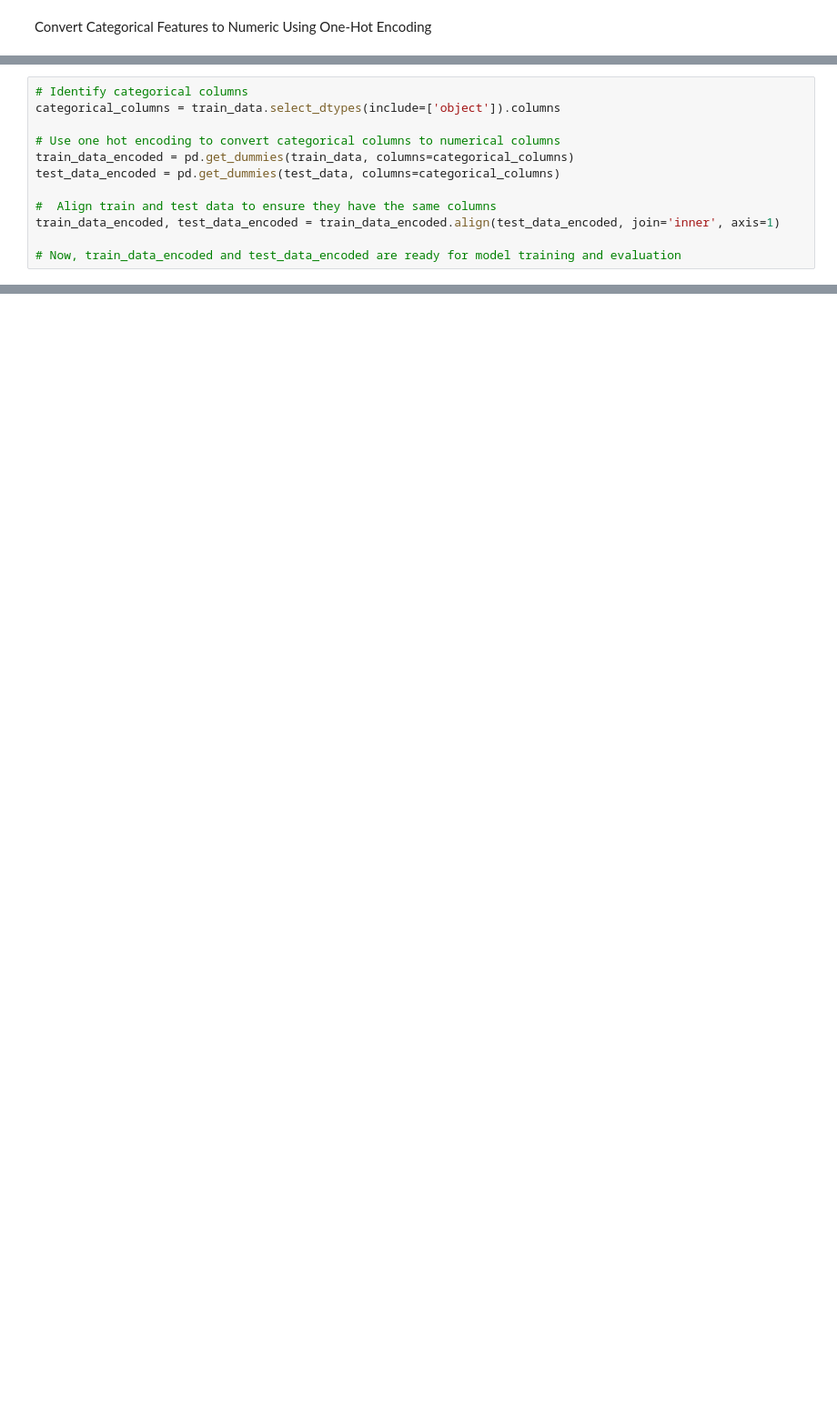
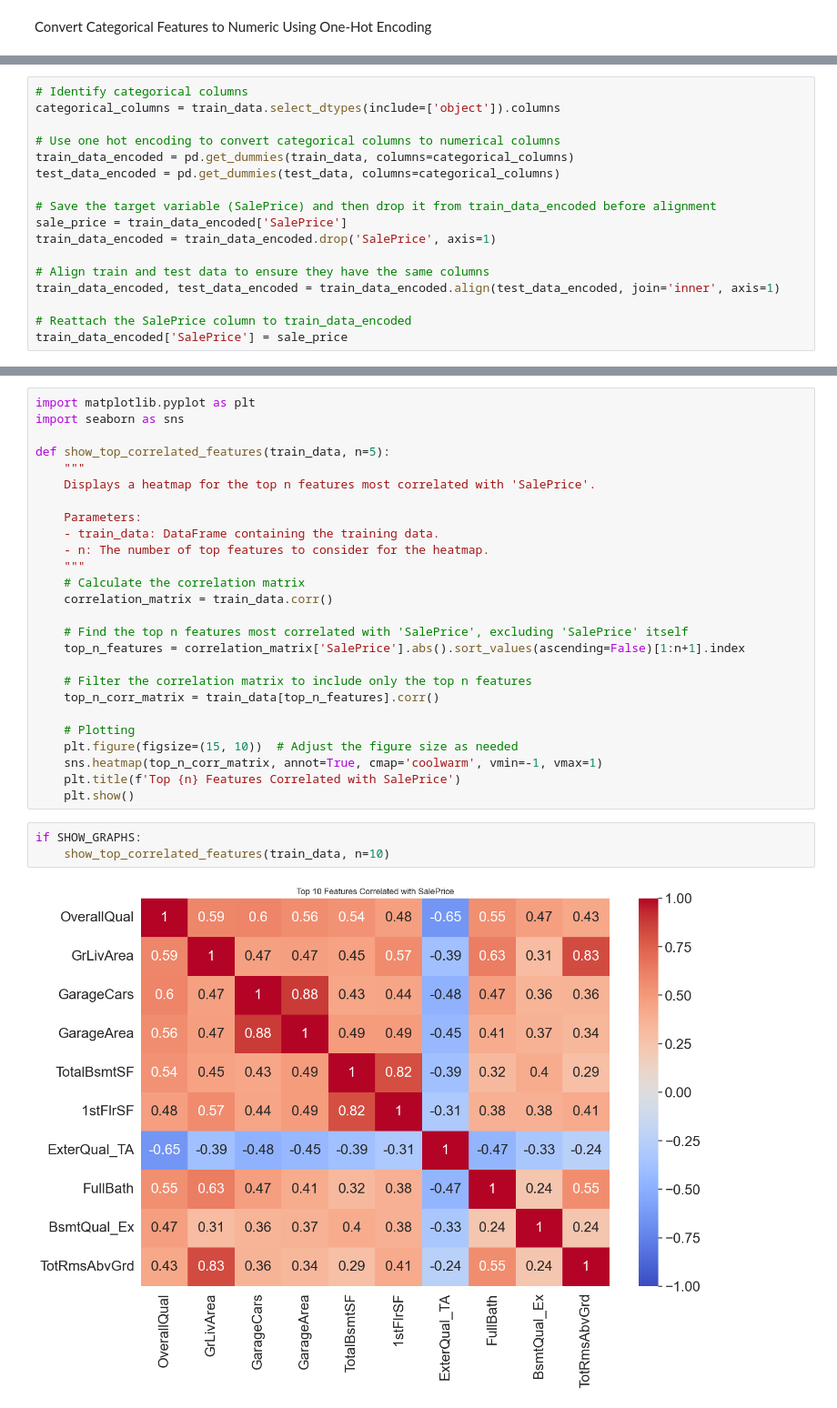
Before and after one commit to yayaya142/House-Prices-ML, a Jupyter notebook: src/house_prices.ipynb, the cells around one changed output, grey strips where cells are left out. Shown at 91% size. Drawn from its saved outputs; the diff is of its cells as text; blank space fills up the shorter version.

```diff
--- a/src/house_prices.ipynb
+++ b/src/house_prices.ipynb
@@ -291,10 +202,15 @@ categorical_columns = train_data.select_dtypes(include=['object']).columns
 train_data_encoded = pd.get_dummies(train_data, columns=categorical_columns)
 test_data_encoded = pd.get_dummies(test_data, columns=categorical_columns)
 
-#  Align train and test data to ensure they have the same columns
+# Save the target variable (SalePrice) and then drop it from train_data_encoded before alignment
+sale_price = train_data_encoded['SalePrice']
+train_data_encoded = train_data_encoded.drop('SalePrice', axis=1)
+
+# Align train and test data to ensure they have the same columns
 train_data_encoded, test_data_encoded = train_data_encoded.align(test_data_encoded, join='inner', axis=1)
 
-# Now, train_data_encoded and test_data_encoded are ready for model training and evaluation
+# Reattach the SalePrice column to train_data_encoded
+train_data_encoded['SalePrice'] = sale_price
 # %%
 # Reassigning the encoded DataFrame back to the original variable
 train_data = train_data_encoded
@@ -314,0 +269,31 @@ train_data.head()
+# %%
+import matplotlib.pyplot as plt
+import seaborn as sns
+
+def show_top_correlated_features(train_data, n=5):
+    """
+    Displays a heatmap for the top n features most correlated with 'SalePrice'.
+
+    Parameters:
+    - train_data: DataFrame containing the training data.
+    - n: The number of top features to consider for the heatmap.
+    """
+    # Calculate the correlation matrix
+    correlation_matrix = train_data.corr()
+
+    # Find the top n features most correlated with 'SalePrice', excluding 'SalePrice' itself
+    top_n_features = correlation_matrix['SalePrice'].abs().sort_values(ascending=False)[1:n+1].index
+
+    # Filter the correlation matrix to include only the top n features
+    top_n_corr_matrix = train_data[top_n_features].corr()
+
+    # Plotting
+    plt.figure(figsize=(15, 10))  # Adjust the figure size as needed
+    sns.heatmap(top_n_corr_matrix, annot=True, cmap='coolwarm', vmin=-1, vmax=1)
+    plt.title(f'Top {n} Features Correlated with SalePrice')
+    plt.show()
+# %%
+if SHOW_GRAPHS:
+    show_top_correlated_features(train_data, n=10)
+# %% [output]
+[figure, added]
```
Also changed, not shown: parts of 29 cells of this notebook, 1 other file.
